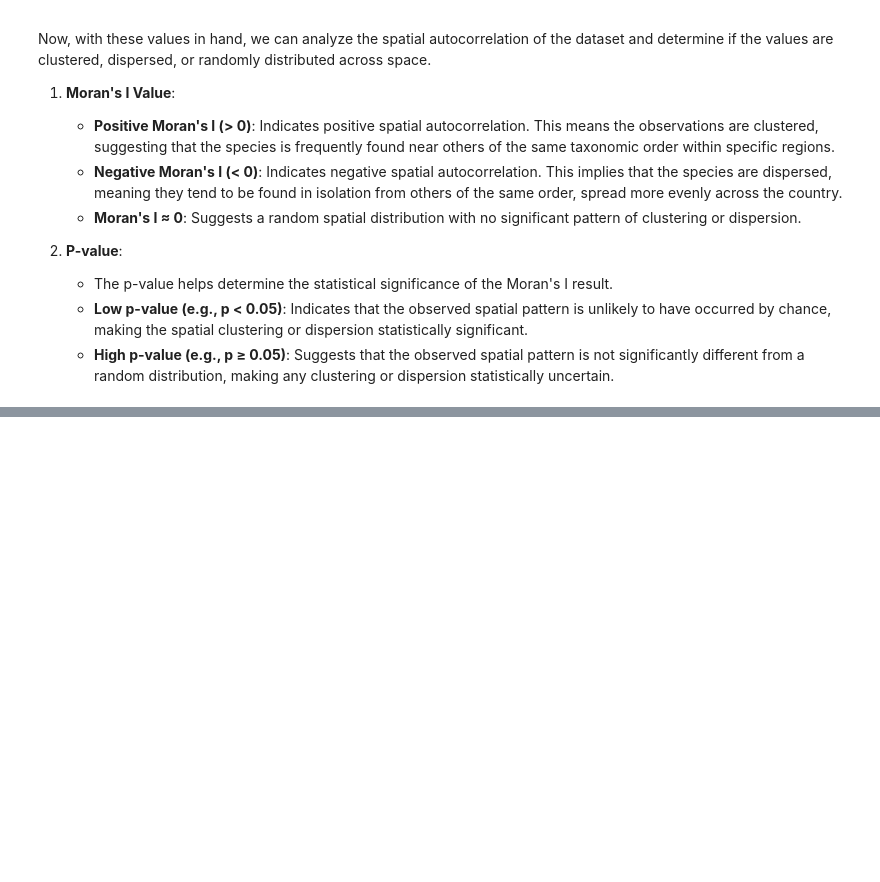
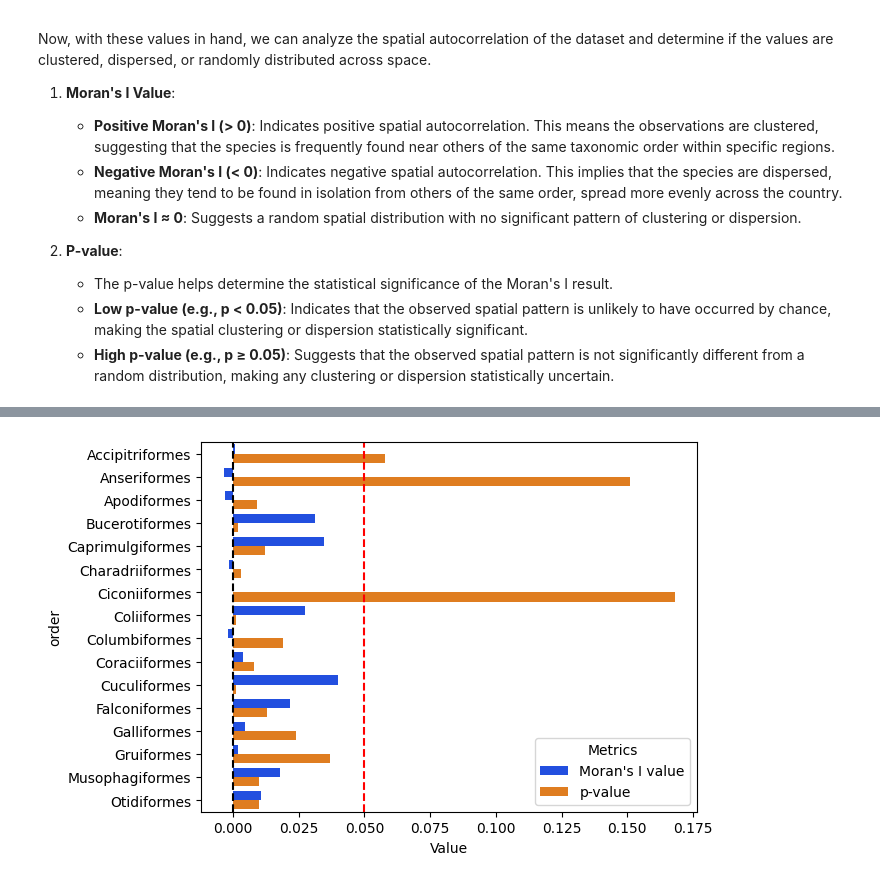
Before and after one commit to zahra-zibzee/Environmental-Data-Analysis, a Jupyter notebook: Project2/question1.ipynb, the cells around one changed output, grey strips where cells are left out. Saved outputs shown, nothing was run; the diff lists cells and outputs as text; code cells hidden in the pictures; blank space fills up the shorter version.

```diff
--- a/Project2/question1.ipynb
+++ b/Project2/question1.ipynb
@@ -322,6 +322,6 @@ Now, with these values in hand, we can analyze the spatial autocorrelation of th
    - **Low p-value (e.g., p < 0.05)**: Indicates that the observed spatial pattern is unlikely to have occurred by chance, making the spatial clustering or dispersion statistically significant.
    - **High p-value (e.g., p ≥ 0.05)**: Suggests that the observed spatial pattern is not significantly different from a random distribution, making any clustering or dispersion statistically uncertain.
 # %%
-morans = pd.read_csv('moran.csv', index_col=0)
+morans = pd.read_csv('morans.csv', index_col=0).reset_index(names=['order'])
 morans
 # %% [output]
@@ -329 +345,24 @@ FileNotFoundError: [Errno 2] No such file or directory: 'moran.csv'
+# %%
+sns.barplot(
+    data=morans.rename(
+        columns={"morans_I": (c1:=r"Moran's I value"), "morans_p_sim": (c2:="p-value")}
+    ).melt(
+        id_vars="order",
+        value_vars=[c1, c2],
+        var_name="Metrics",
+        value_name="Value",
+    ),
+    y="order",
+    x="Value",
+    hue="Metrics",
+    dodge=True,
+    palette="bright",
+    legend="full",
+)
+
+plt.axvline(0, color="black", linestyle="--")
+plt.axvline(0.05, color="red", linestyle="--")
+plt.show()
+# %% [output]
+[figure, added]
 # %%
```
Also changed, not shown: parts of 4 cells of this notebook.
